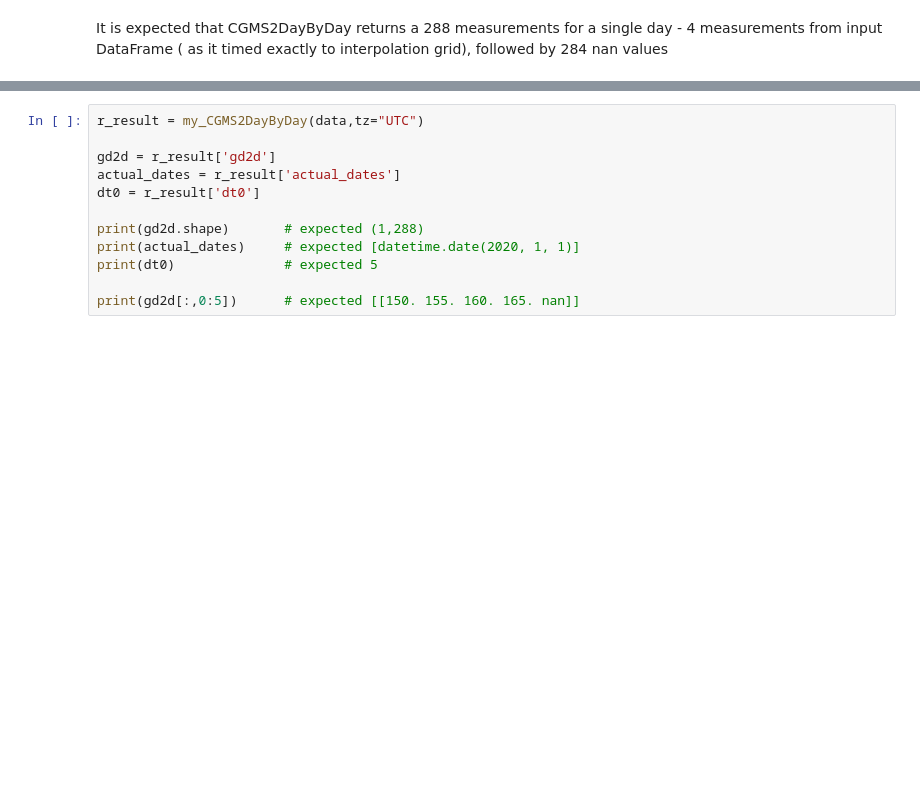
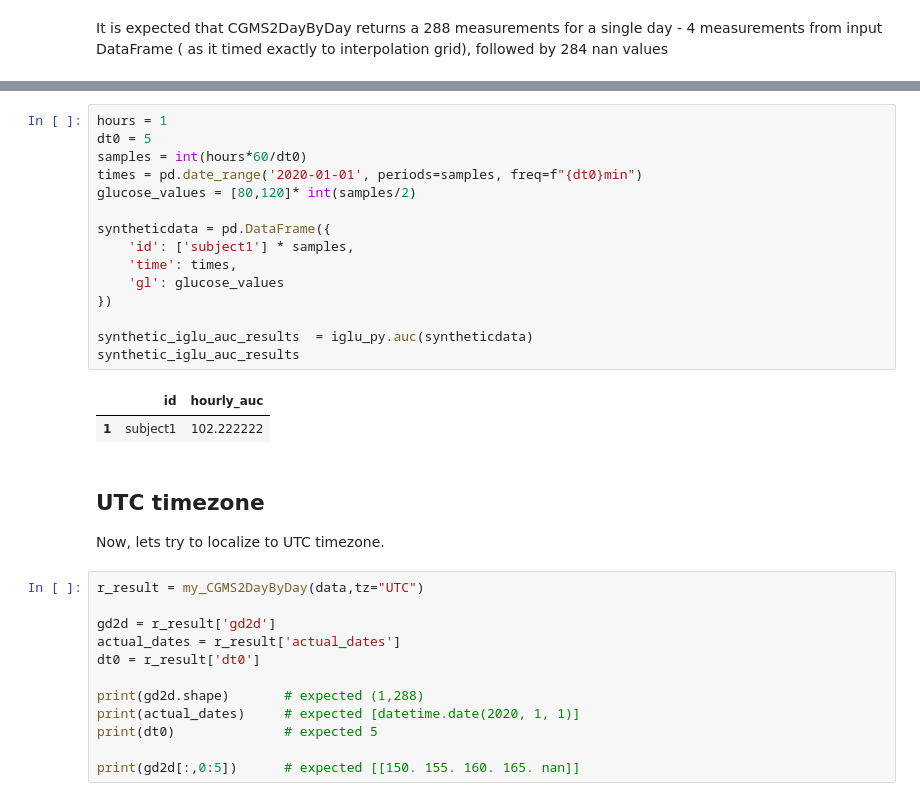
Before and after one commit to staskh/iglu_python, a Jupyter notebook: iglu_r_discrepancies.ipynb, the cells around one changed output, grey strips where cells are left out. Saved outputs shown, nothing was run; the diff lists cells and outputs as text; blank space fills up the shorter version.

```diff
--- a/iglu_r_discrepancies.ipynb
+++ b/iglu_r_discrepancies.ipynb
@@ -88,3 +96,24 @@ Now, lets try to localize to UTC timezone.
+# %%
+hours = 1
+dt0 = 5
+samples = int(hours*60/dt0)
+times = pd.date_range('2020-01-01', periods=samples, freq=f"{dt0}min")
+glucose_values = [80,120]* int(samples/2)
+
+syntheticdata = pd.DataFrame({
+    'id': ['subject1'] * samples,
+    'time': times,
+    'gl': glucose_values
+})
+
+synthetic_iglu_auc_results  = iglu_py.auc(syntheticdata)
+synthetic_iglu_auc_results
+# %% [output]
+|  | id | hourly_auc |
+| 1 | subject1 | 102.222222 |
+# %% [markdown]
+## UTC timezone
+Now, lets try to localize to UTC timezone.
 # %%
 r_result = my_CGMS2DayByDay(data,tz="UTC")
 
```
Also changed, not shown: parts of 12 cells of this notebook, 1 other file.
